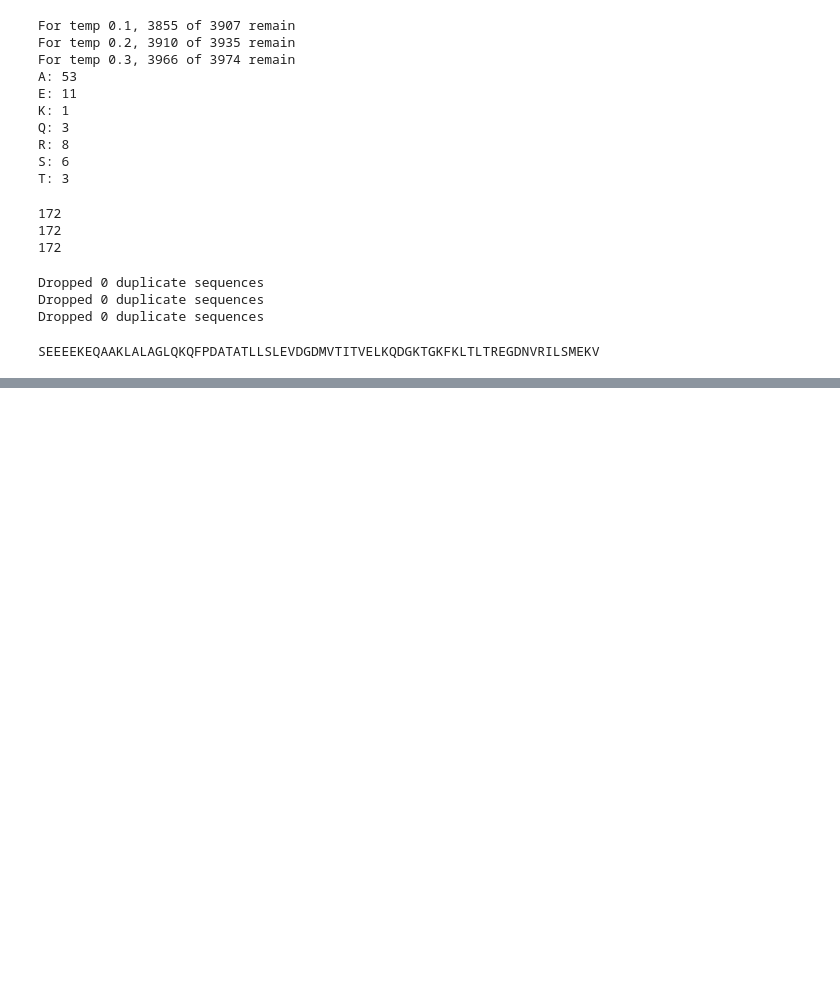
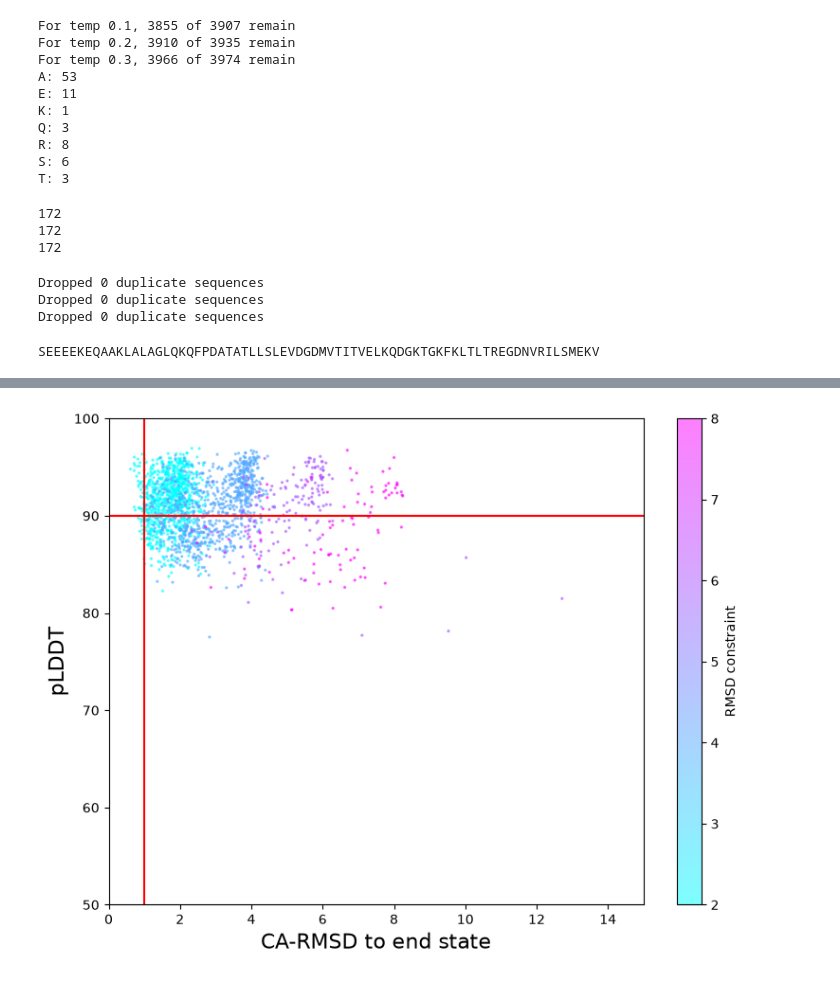
Before and after one commit to geanhu/rotation-su26-kortemme-lab, a Jupyter notebook: notebooks/multi-state-design.ipynb, the cells around one changed output, grey strips where cells are left out. Saved outputs shown, nothing was run; the diff lists cells and outputs as text; code cells hidden in the pictures; blank space fills up the shorter version.

```diff
--- a/notebooks/multi-state-design.ipynb
+++ b/notebooks/multi-state-design.ipynb
@@ -260,0 +415,37 @@ plt.show()
+# %%
+# RMSD to start/end state
+rmsd = 'rmsd_end'
+plt.figure(figsize=(8, 6))
+
+# plot
+plt.scatter(
+    graph_df[rmsd],
+    graph_df['plddt'],
+    c = graph_df['rmsd_constraint'],
+    cmap = 'cool',
+    s = 2,
+    alpha = 0.5
+)
+
+# axes
+plt.colorbar(label='RMSD constraint')
+plt.xlabel(f'CA-RMSD to {rmsd.split('_')[1]} state', fontsize=16)
+plt.xlim(0, 15)
+plt.ylabel('pLDDT', fontsize=16)
+plt.ylim(50, 100)
+
+# cutoffs
+plt.axhline(
+    y = 90,
+    color = 'red'
+)
+plt.axvline(
+    x = 1,
+    color = 'red'
+)
+
+# show
+plt.tight_layout()
+plt.show()
+# %% [output]
+[figure, added]
```
Also changed, not shown: parts of 24 cells of this notebook, 25 other files.
